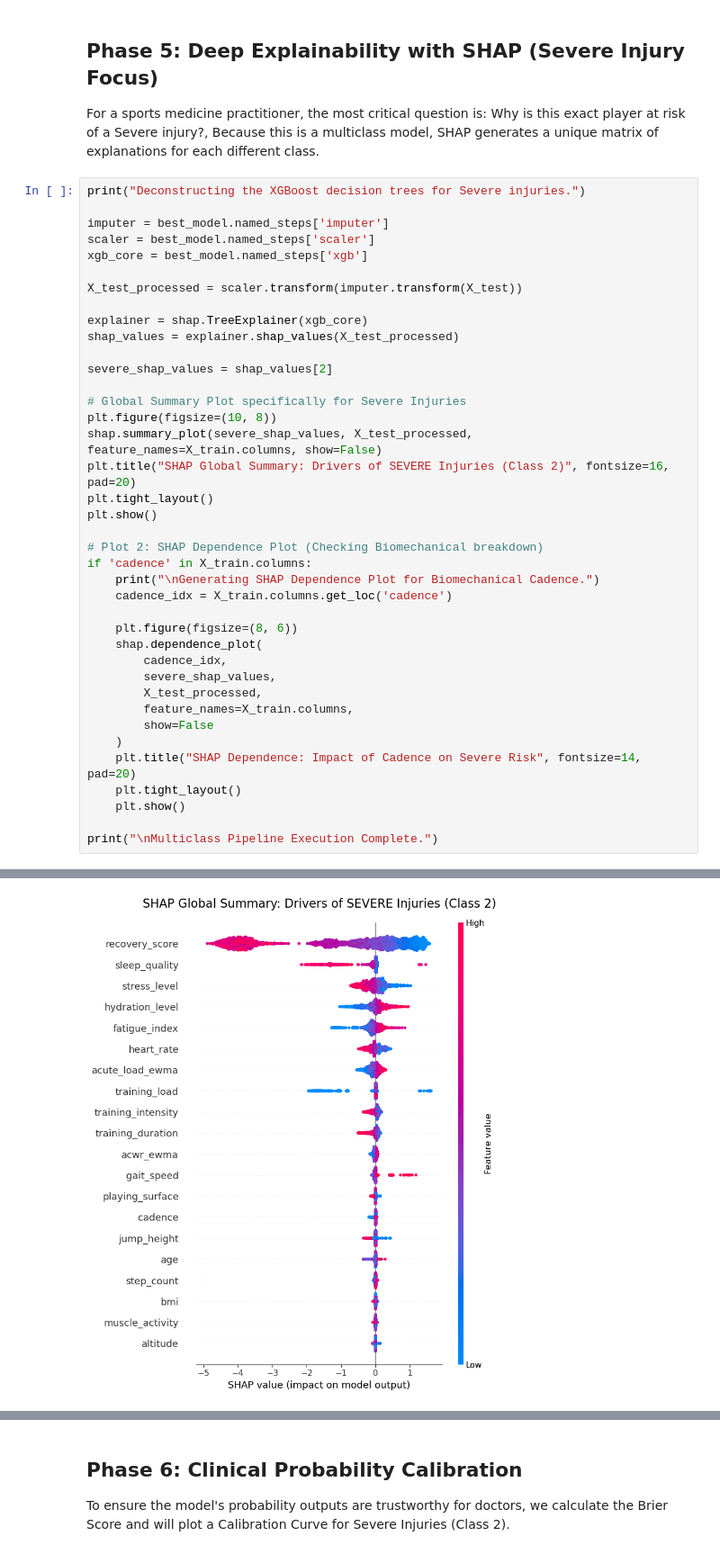
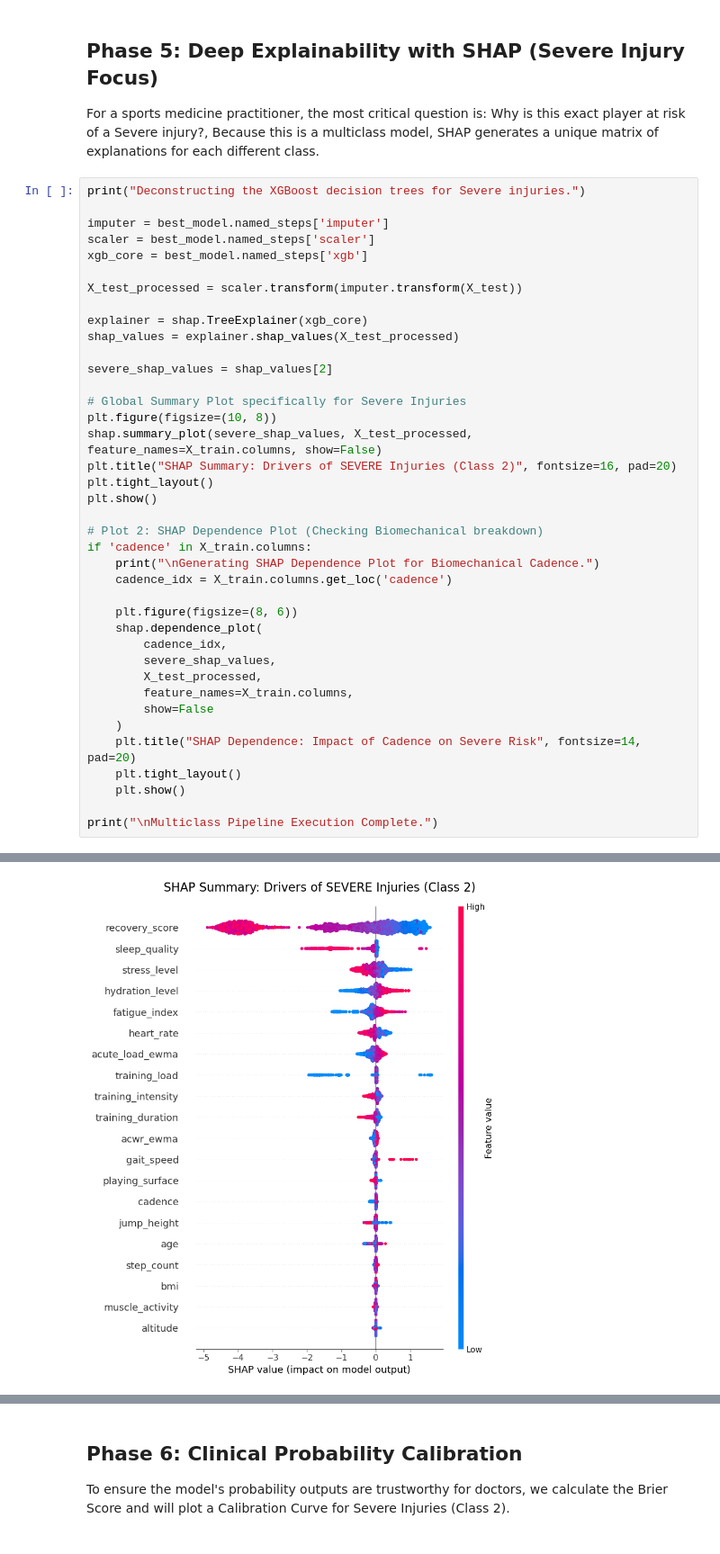
Before and after one commit to clevinvas03/RedZone-Capstone, a Jupyter notebook: red_zone.ipynb, the cells around one changed output, grey strips where cells are left out. Shown at 90% size. Drawn from its saved outputs; the diff is of its cells as text.

```diff
--- a/red_zone.ipynb
+++ b/red_zone.ipynb
@@ -255,34 +255,34 @@ explainer = shap.TreeExplainer(xgb_core)
 shap_values = explainer.shap_values(X_test_processed)
 
 severe_shap_values = shap_values[2]
 
 # Global Summary Plot specifically for Severe Injuries
 plt.figure(figsize=(10, 8))
 shap.summary_plot(severe_shap_values, X_test_processed, feature_names=X_train.columns, show=False)
-plt.title("SHAP Global Summary: Drivers of SEVERE Injuries (Class 2)", fontsize=16, pad=20)
+plt.title("SHAP Summary: Drivers of SEVERE Injuries (Class 2)", fontsize=16, pad=20)
 plt.tight_layout()
 plt.show()
 
 # Plot 2: SHAP Dependence Plot (Checking Biomechanical breakdown)
 if 'cadence' in X_train.columns:
     print("\nGenerating SHAP Dependence Plot for Biomechanical Cadence.")
     cadence_idx = X_train.columns.get_loc('cadence')
 
     plt.figure(figsize=(8, 6))
     shap.dependence_plot(
         cadence_idx,
         severe_shap_values,
         X_test_processed,
         feature_names=X_train.columns,
         show=False
     )
     plt.title("SHAP Dependence: Impact of Cadence on Severe Risk", fontsize=14, pad=20)
     plt.tight_layout()
     plt.show()
 
 print("\nMulticlass Pipeline Execution Complete.")
 # %% [output]
 Deconstructing the XGBoost decision trees for Severe injuries.
-[figure, old version]
+[figure, new version]
 Generating SHAP Dependence Plot for Biomechanical Cadence.
 <Figure size 800x600 with 0 Axes>
```
Also changed, not shown: parts of 2 cells of this notebook, 10 other files.
